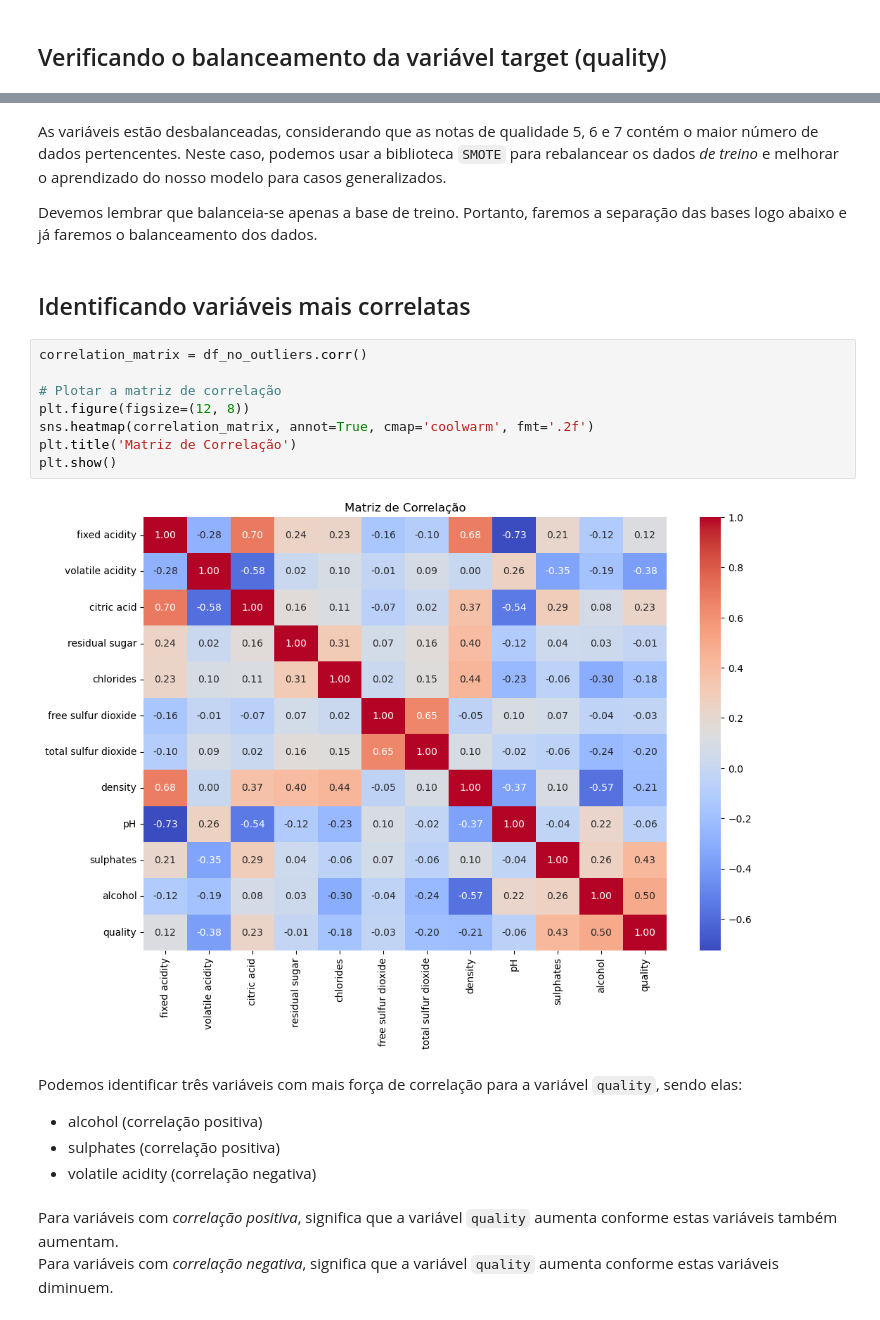
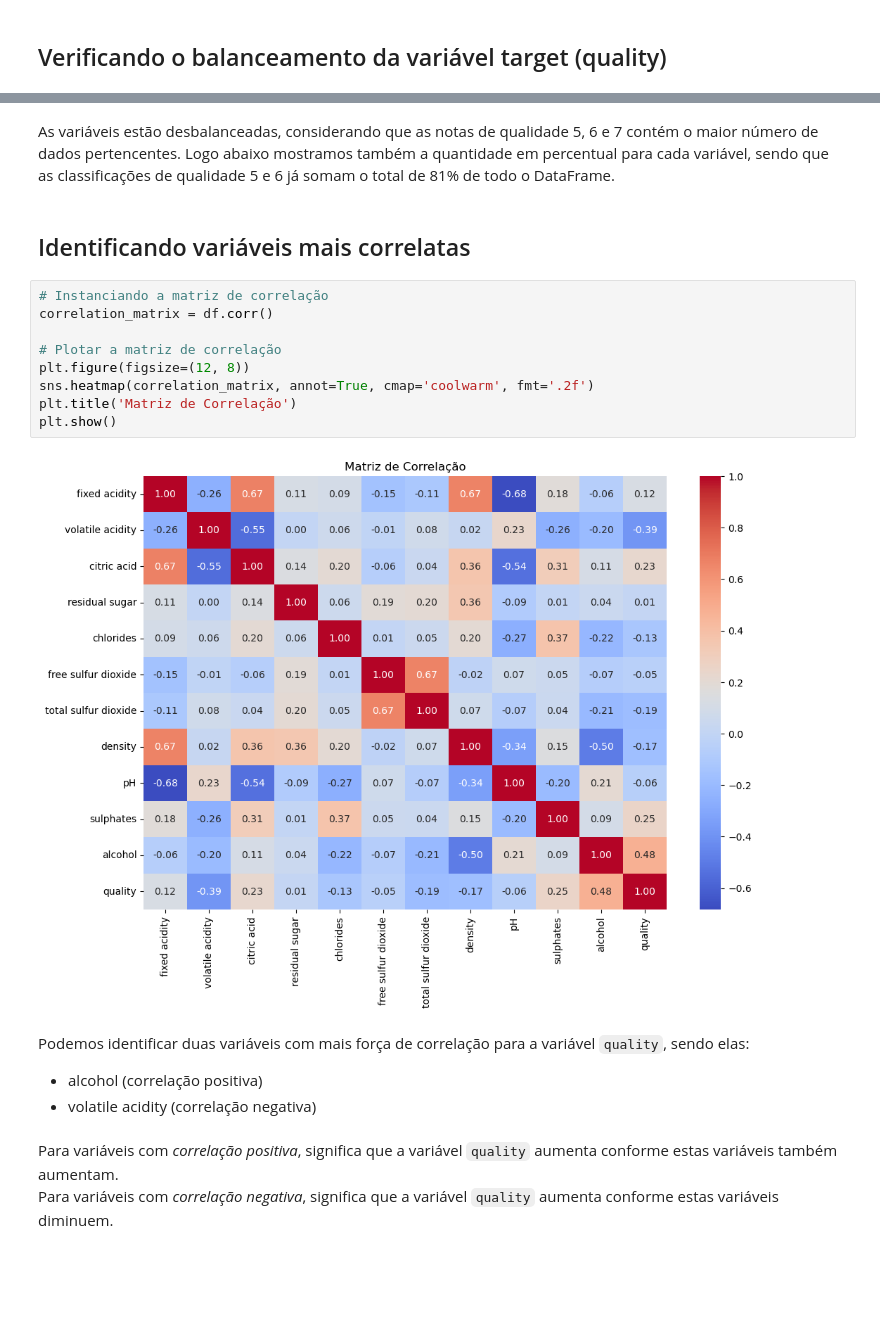
Before and after one commit to flavianojr1/wine-score-with-random-forests, a Jupyter notebook: Cientista de Dados Pratique M32.ipynb, the cells around one changed output, grey strips where cells are left out. Saved outputs shown, nothing was run; the diff lists cells and outputs as text; blank space fills up the shorter version.

```diff
--- a/Cientista de Dados Pratique M32.ipynb
+++ b/Cientista de Dados Pratique M32.ipynb
@@ -200,23 +188,21 @@ Name: count, dtype: int64
 # %% [markdown]
-As variáveis estão desbalanceadas, considerando que as notas de qualidade 5, 6 e 7 contém o maior número de dados pertencentes. Neste caso, podemos usar a biblioteca `SMOTE` para rebalancear os dados *de treino* e melhorar o aprendizado do nosso modelo para casos generalizados.
-
-Devemos lembrar que balanceia-se apenas a base de treino. Portanto, faremos a separação das bases logo abaixo e já faremos o balanceamento dos dados.
+As variáveis estão desbalanceadas, considerando que as notas de qualidade 5, 6 e 7 contém o maior número de dados pertencentes. Logo abaixo mostramos também a quantidade em percentual para cada variável, sendo que as classificações de qualidade 5 e 6 já somam o total de 81% de todo o DataFrame.
 # %% [markdown]
 ## Identificando variáveis mais correlatas
 # %%
-correlation_matrix = df_no_outliers.corr()
+# Instanciando a matriz de correlação
+correlation_matrix = df.corr()
 
 # Plotar a matriz de correlação
 plt.figure(figsize=(12, 8))
 sns.heatmap(correlation_matrix, annot=True, cmap='coolwarm', fmt='.2f')
 plt.title('Matriz de Correlação')
 plt.show()
 # %% [output]
-[figure, old version]
+[figure, new version]
 # %% [markdown]
-Podemos identificar três variáveis com mais força de correlação para a variável `quality`, sendo elas:
+Podemos identificar duas variáveis com mais força de correlação para a variável `quality`, sendo elas:
 - alcohol (correlação positiva)
-- sulphates (correlação positiva)
 - volatile acidity (correlação negativa)
 # %% [markdown]
 Para variáveis com *correlação positiva*, significa que a variável `quality` aumenta conforme estas variáveis também aumentam.
```
Also changed, not shown: parts of 39 cells of this notebook.
